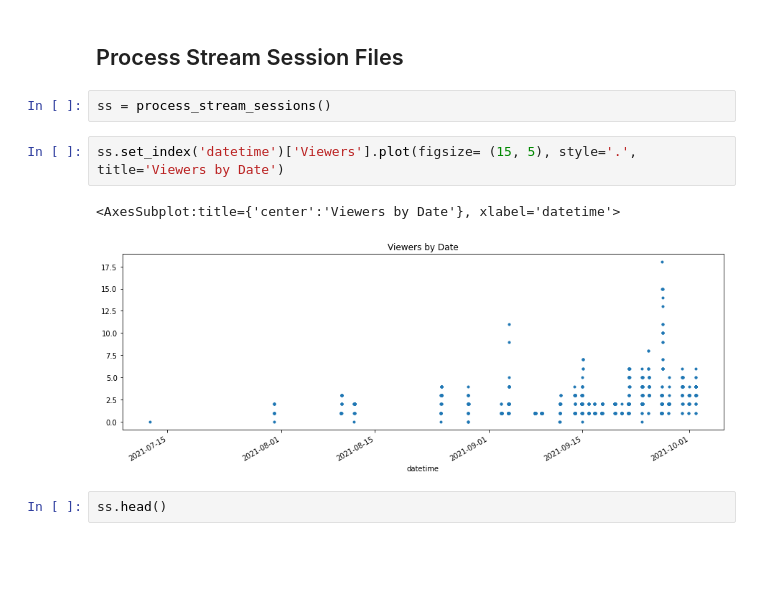
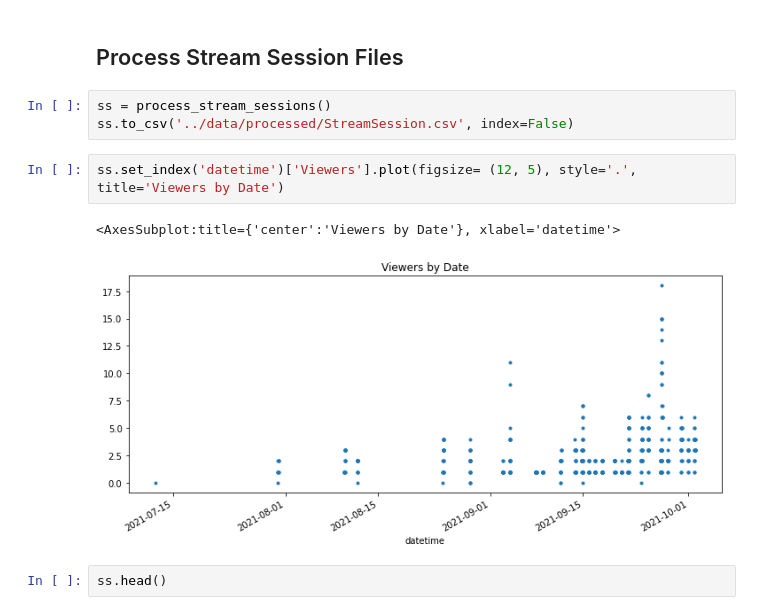
Before and after one commit to RobMulla/ms-twitch-stats, a Jupyter notebook: notebooks/001-Data_Cleaning.ipynb, the cells around one changed output. Drawn from its saved outputs; the diff is of its cells as text; blank space fills up the shorter version.

```diff
--- a/notebooks/001-Data_Cleaning.ipynb
+++ b/notebooks/001-Data_Cleaning.ipynb
@@ -25,11 +25,12 @@ print(f'{len(ca_files)} Channel Analytics Files - {len(ss_files)} Stream Session
 ## Process Stream Session Files
 # %%
 ss = process_stream_sessions()
+ss.to_csv('../data/processed/StreamSession.csv', index=False)
 # %%
-ss.set_index('datetime')['Viewers'].plot(figsize= (15, 5), style='.', title='Viewers by Date')
+ss.set_index('datetime')['Viewers'].plot(figsize= (12, 5), style='.', title='Viewers by Date')
 # %% [output]
 <AxesSubplot:title={'center':'Viewers by Date'}, xlabel='datetime'>
-[figure, old version]
+[figure, new version]
 # %%
 ss.head()
 # %% [output]
```
Also changed, not shown: parts of 9 cells of this notebook.
